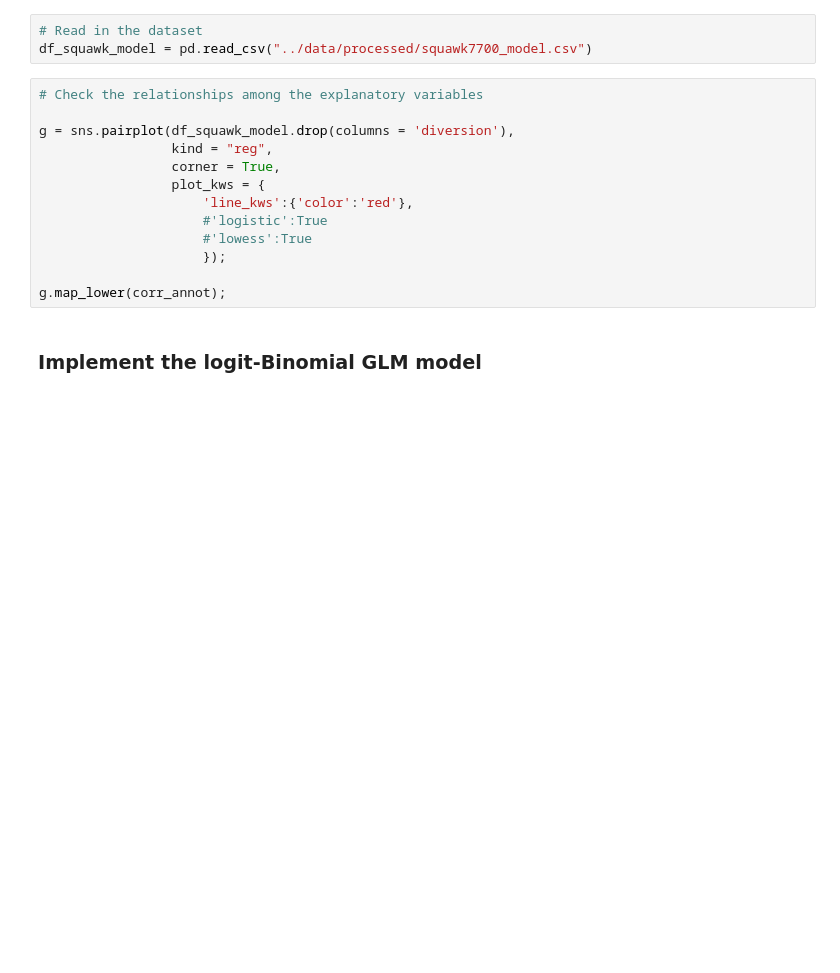
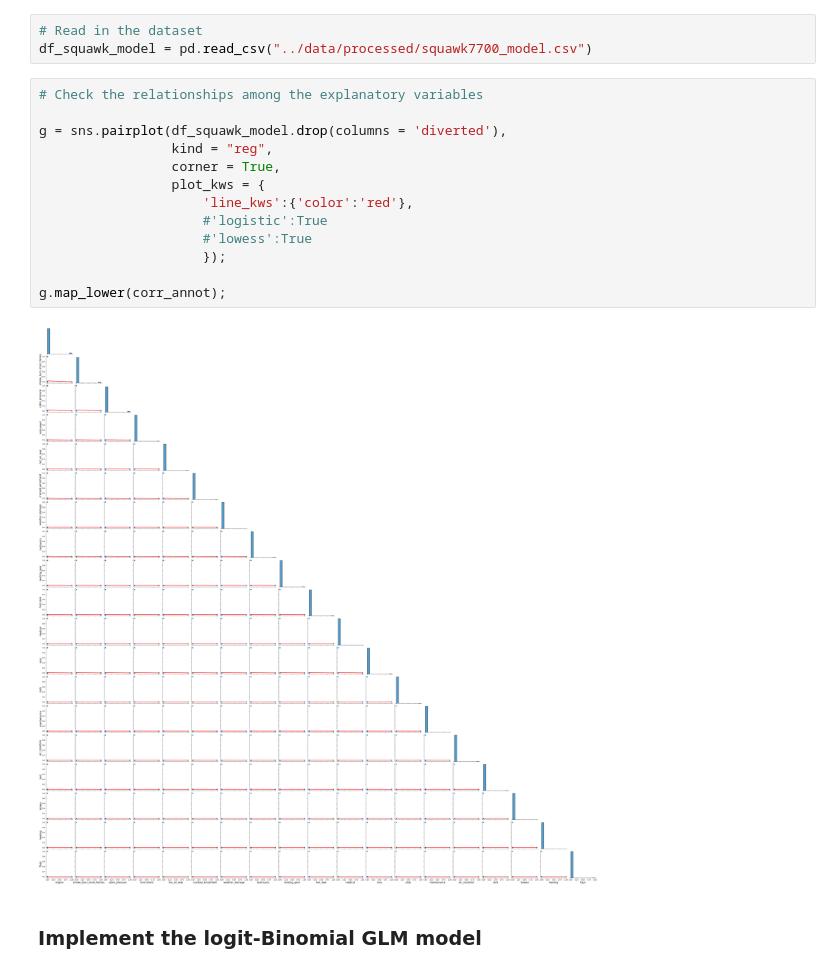
Before and after one commit to ralfreuvers/Constructor-Group-Project-Aviation, a Jupyter notebook: notebooks/binomial_linear_regression.ipynb, the cells around one changed output. Drawn from its saved outputs; the diff is of its cells as text; blank space fills up the shorter version.

```diff
--- a/notebooks/binomial_linear_regression.ipynb
+++ b/notebooks/binomial_linear_regression.ipynb
@@ -34,16 +34,18 @@ df_squawk_model = pd.read_csv("../data/processed/squawk7700_model.csv")
 # %%
 # Check the relationships among the explanatory variables
 
-g = sns.pairplot(df_squawk_model.drop(columns = 'diversion'),
+g = sns.pairplot(df_squawk_model.drop(columns = 'diverted'),
                  kind = "reg",
                  corner = True,
                  plot_kws = {
                      'line_kws':{'color':'red'},
                      #'logistic':True
                      #'lowess':True
                      });
 
 g.map_lower(corr_annot);
+# %% [output]
+[figure, added]
 # %% [markdown]
 ### Implement the logit-Binomial GLM model
 # %%
```
Also changed, not shown: parts of 4 cells of this notebook.
